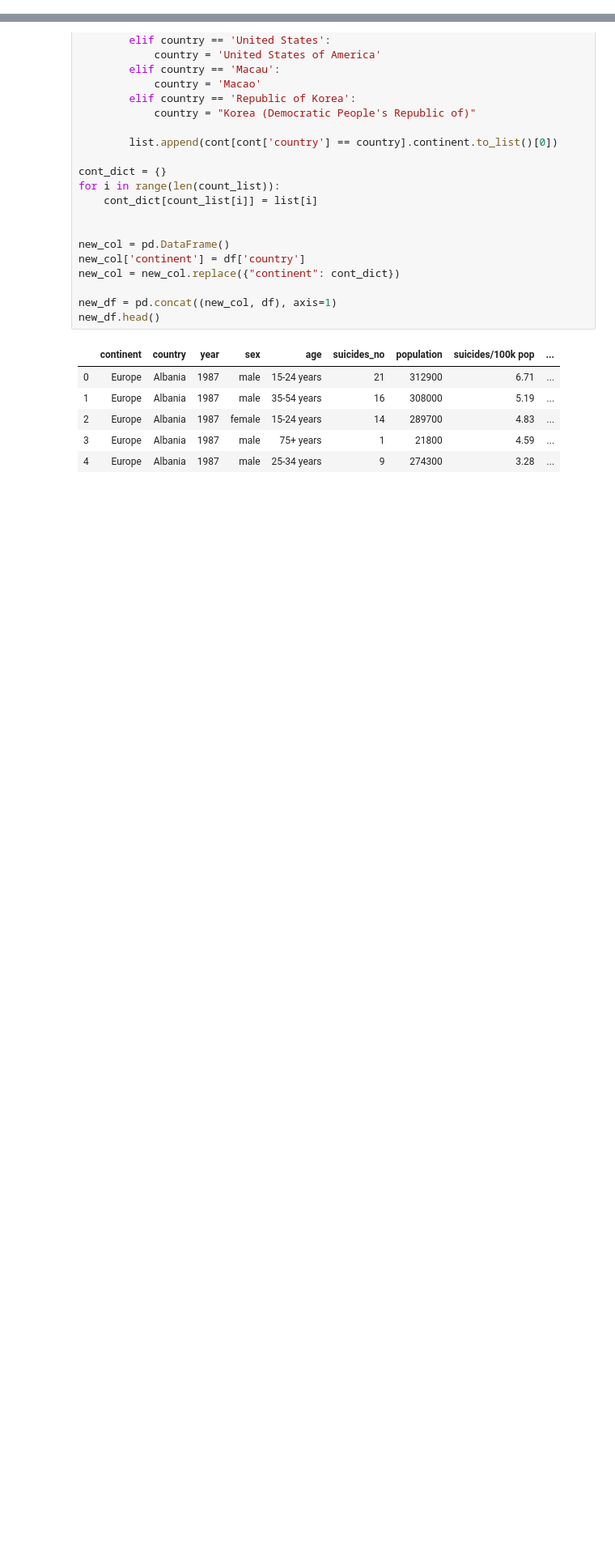
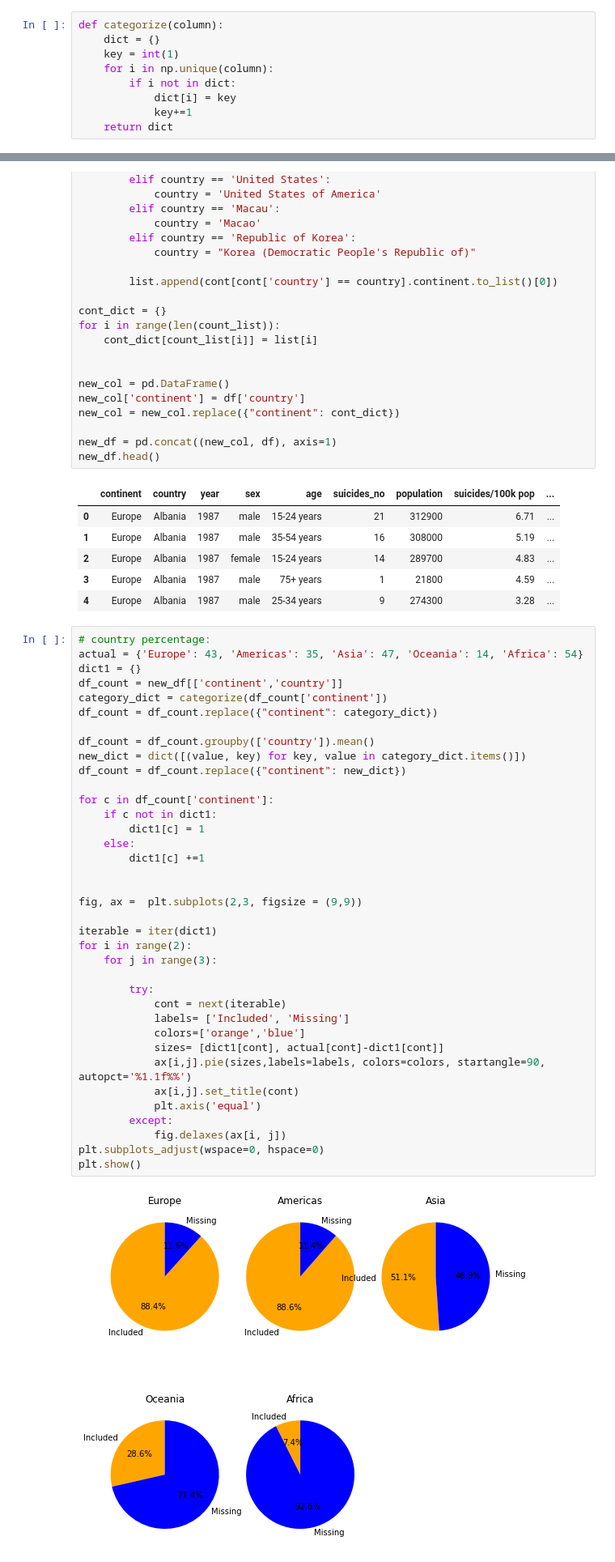
Before and after one commit to pkhorram/EDA-on-global-suicide-rate, a Jupyter notebook: Experiment.ipynb, the cells around one changed output, grey strips where cells are left out. Shown at 81% size. Saved outputs shown, nothing was run; the diff lists cells and outputs as text; blank space fills up the shorter version.

```diff
--- a/Experiment.ipynb
+++ b/Experiment.ipynb
@@ -145,3 +148,12 @@ plt.show()
+# %%
+def categorize(column):
+    dict = {}
+    key = int(1)
+    for i in np.unique(column):
+        if i not in dict:
+            dict[i] = key
+            key+=1
+    return dict
 # %%
 def suicide_gender_year(df, gender):
 
@@ -260,6 +223,45 @@ new_df.head()
 | 2 | Europe | Albania | 1987 | female | 15-24 years | 14 | 289700 | 4.83 | ... |
 | 3 | Europe | Albania | 1987 | male | 75+ years | 1 | 21800 | 4.59 | ... |
 | 4 | Europe | Albania | 1987 | male | 25-34 years | 9 | 274300 | 3.28 | ... |
+# %%
+# country percentage:
+actual = {'Europe': 43, 'Americas': 35, 'Asia': 47, 'Oceania': 14, 'Africa': 54}
+dict1 = {}
+df_count = new_df[['continent','country']]
+category_dict = categorize(df_count['continent'])
+df_count = df_count.replace({"continent": category_dict})
+
+df_count = df_count.groupby(['country']).mean()
+new_dict = dict([(value, key) for key, value in category_dict.items()])
+df_count = df_count.replace({"continent": new_dict})
+
+for c in df_count['continent']:
+    if c not in dict1:
+        dict1[c] = 1
+    else:
+        dict1[c] +=1
+
+
+fig, ax =  plt.subplots(2,3, figsize = (9,9))
+
+iterable = iter(dict1)
+for i in range(2):
+    for j in range(3):
+
+        try:
+            cont = next(iterable)
+            labels= ['Included', 'Missing']
+            colors=['orange','blue']
+            sizes= [dict1[cont], actual[cont]-dict1[cont]]
+            ax[i,j].pie(sizes,labels=labels, colors=colors, startangle=90, autopct='%1.1f%%')
+            ax[i,j].set_title(cont)
+            plt.axis('equal')
+        except:
+            fig.delaxes(ax[i, j])
+plt.subplots_adjust(wspace=0, hspace=0)
+plt.show()
+# %% [output]
+[figure, added]
 # %%
 cont_list = []
 count_list = []
```
Also changed, not shown: parts of 17 cells of this notebook.
